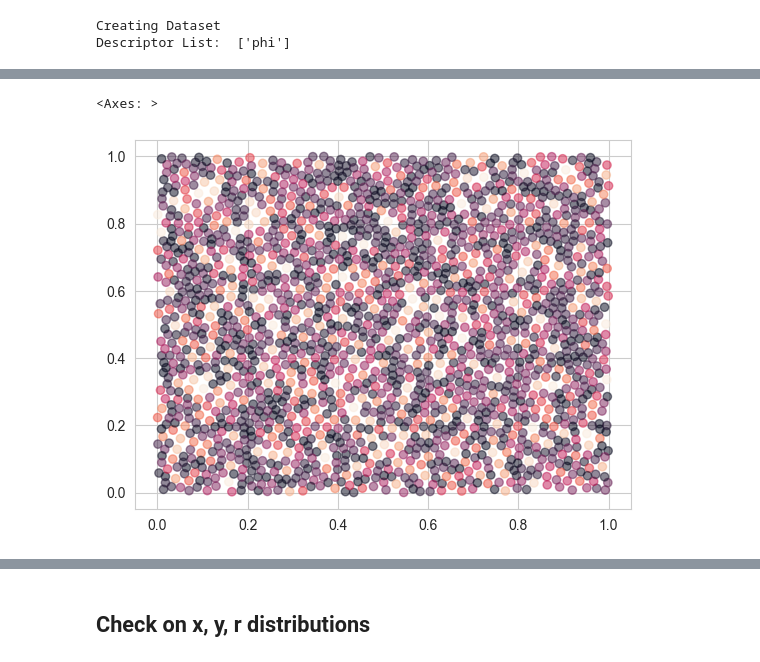
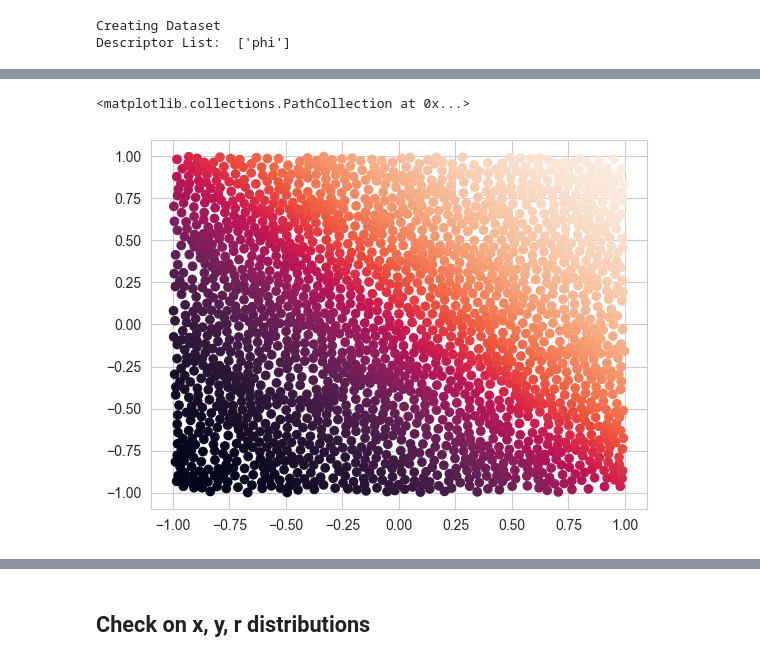
Before and after one commit to Veikko-Saikkonen/hard-spheres, a Jupyter notebook: Notebooks/HardSpheres_v1.ipynb, the cells around one changed output, grey strips where cells are left out. Saved outputs shown, nothing was run; the diff lists cells and outputs as text; code cells hidden in the pictures.

```diff
--- a/Notebooks/HardSpheres_v1.ipynb
+++ b/Notebooks/HardSpheres_v1.ipynb
@@ -78,3 +108,8 @@ dataframe_scaled = dataframe_scaled.drop(columns=["class"]) # Redundant with r
+# %%
+dataframe_scaled_ordered = dataframe_scaled.copy()
+dataframe_scaled_ordered["Xy"] = dataframe_scaled_ordered["x"] + dataframe_scaled_ordered["y"]
+dataframe_scaled_ordered = dataframe_scaled_ordered.sort_values(by=["experiment", "sample", "Xy"])
+dataframe_scaled_ordered = dataframe_scaled_ordered.drop(columns=["Xy"])
 # %% [markdown]
 ## Build dataset
 # %%
@@ -102,12 +137,14 @@ def get_descriptors(data, experiment, descriptors=["phi"]):
 
     # descriptors = descriptors.flatten(start_dim=1)
 
+    descriptors = descriptors.transpose(-1,-2)
+
     return descriptors
 
 
 # Create a dataset
 class HSDataset(TensorDataset):
-    def __init__(self, dataframe, device="cpu", descriptor_list = ["phi"]):
+    def __init__(self, dataframe, device="cpu", descriptor_list = ["phi"], synthetic_samples=False):
         print("Creating Dataset")
         print("Descriptor List: ", descriptor_list)
         # Split each experiment and sample into a separate sample
@@ -122,6 +159,12 @@ class HSDataset(TensorDataset):
             samples.append(sample.unsqueeze(0)) # We are creating a 3D tensor of 2D samples
             descriptors.append(sample_descriptors)
 
+        if synthetic_samples:
+
+            raise NotImplementedError("Synthetic samples not implemented yet.")
+
+
+
         self.x = torch.concat(descriptors) # Descriptors are the input.
         self.y = torch.concat(samples) # Sample point cloud is the target
 
@@ -134,7 +177,7 @@ class HSDataset(TensorDataset):
         descriptors = self.y[idx]
         return pointcloud, descriptors
 
-dataset = HSDataset(dataframe_scaled, descriptor_list=["phi"])
+dataset = HSDataset(dataframe_scaled_ordered, descriptor_list=["phi"])
 # %% [output]
 Creating Dataset
 Descriptor List:  ['phi']
@@ -146,22 +189,6 @@ torch.Size([400, 3, 1])
 torch.Size([400, 2000, 3])
-# %%
-# Create a function that visualizes the point cloud
-
-def plot_pointcloud(pointcloud, ax=None, plot_radius=True):
-    if ax is None:
-        fig, ax = plt.subplots(1,1)
-    xs = pointcloud[:,0]
-    ys = pointcloud[:,1]
-    rs = pointcloud[:,2]
-
-    if plot_radius:
-        ax.scatter(xs, ys, c=rs, s=rs*30, alpha=0.5)
-    else:
-        ax.scatter(xs, ys, c=rs, alpha=0.5) # TODO: Size of the points is not correct in comparison to the grid size
-
-    return ax
-
-plot_pointcloud(dataset[2][1], plot_radius=False)
-# %% [output]
-<Axes: >
-[figure, removed]
+# %%
+plt.scatter(x=dataset[2][1][:,0], y=dataset[2][1][:,1], c=list(range(len(dataset[2][1]))))
+# %% [output]
+<matplotlib.collections.PathCollection at 0x...>
+[figure, added]
```
Also changed, not shown: parts of 33 cells of this notebook, 2 other files.
